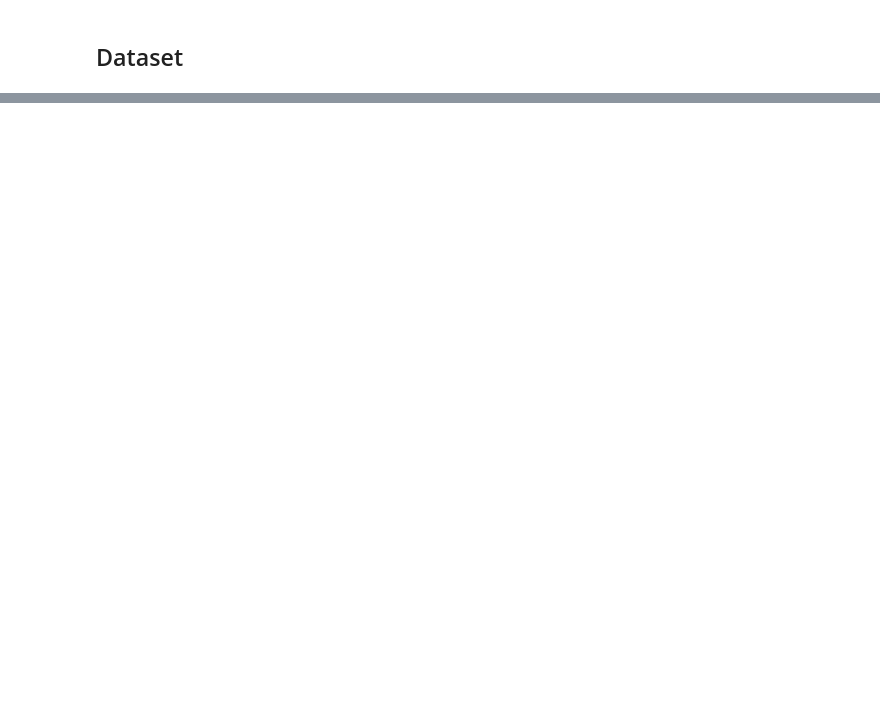
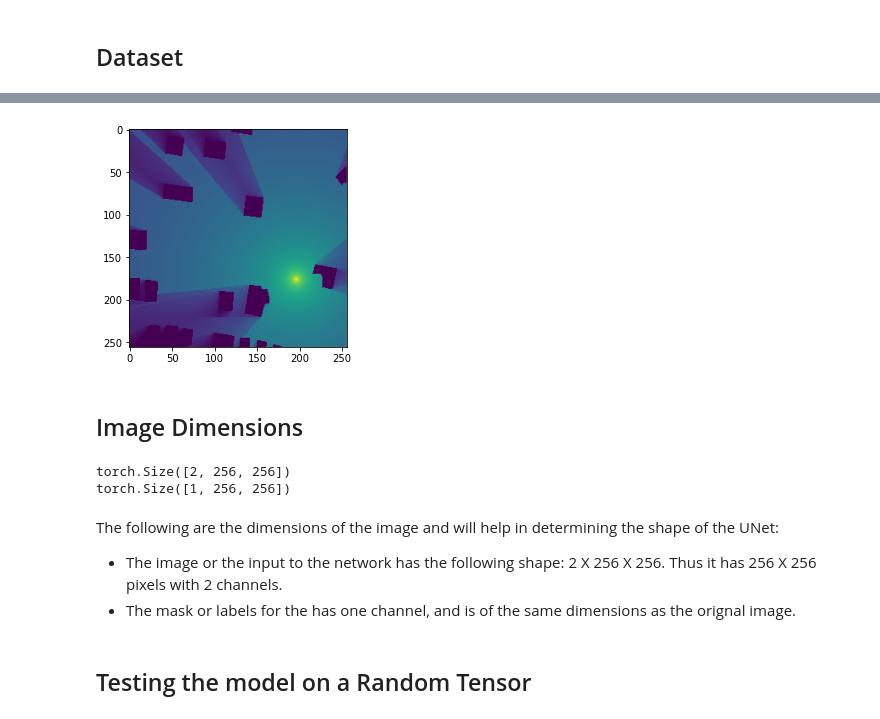
Before and after one commit to task-master98/RadioUNet, a Jupyter notebook: Simple UNet.ipynb, the cells around one changed output, grey strips where cells are left out. Cells and saved outputs as stored; diff of their text form; code cells hidden in the pictures; blank space fills up the shorter version.

Commit message:
Added new model

```diff
--- a/Simple UNet.ipynb
+++ b/Simple UNet.ipynb
@@ -133,0 +174,19 @@ import os
+# %%
+plt.imshow(mask[0])
+plt.show()
+# %% [output]
+[figure, added]
+# %% [markdown]
+## Image Dimensions
+# %%
+print(image.size())
+print(mask.size())
+# %% [output]
+torch.Size([2, 256, 256])
+torch.Size([1, 256, 256])
+# %% [markdown]
+The following are the dimensions of the image and will help in determining the shape of the UNet:
+- The image or the input to the network has the following shape: 2 X 256 X 256. Thus it has 256 X 256 pixels with 2 channels.
+- The mask or labels for the has one channel, and is of the same dimensions as the orignal image.
+# %% [markdown]
+## Testing the model on a Random Tensor
```
Also changed, not shown: parts of 13 cells of this notebook, 2 other files.
